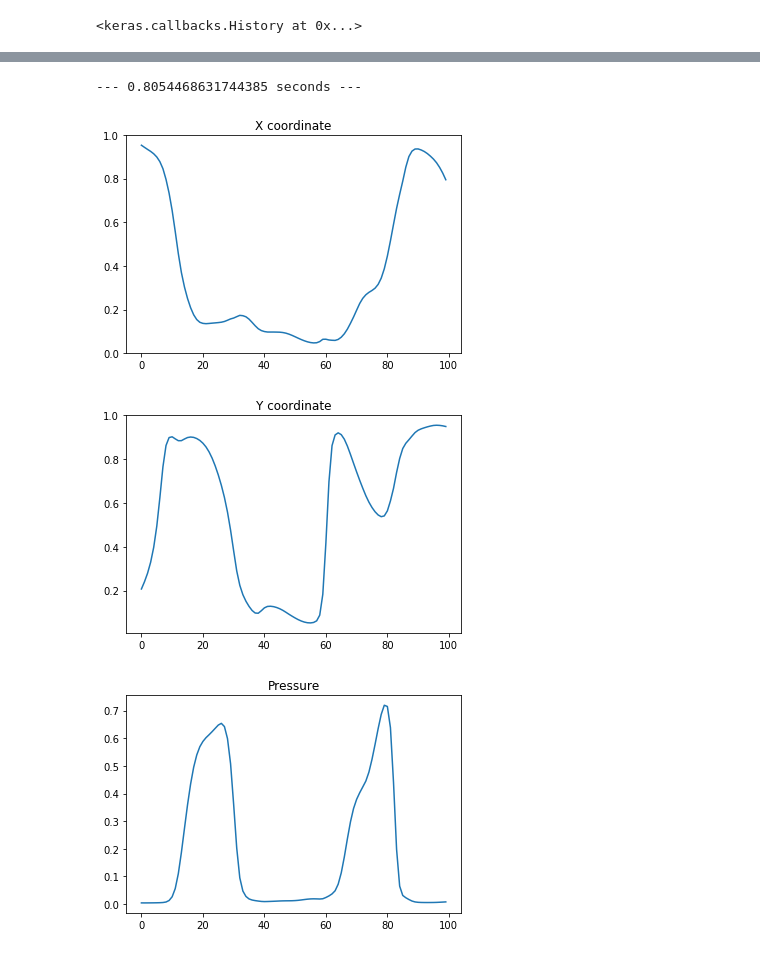
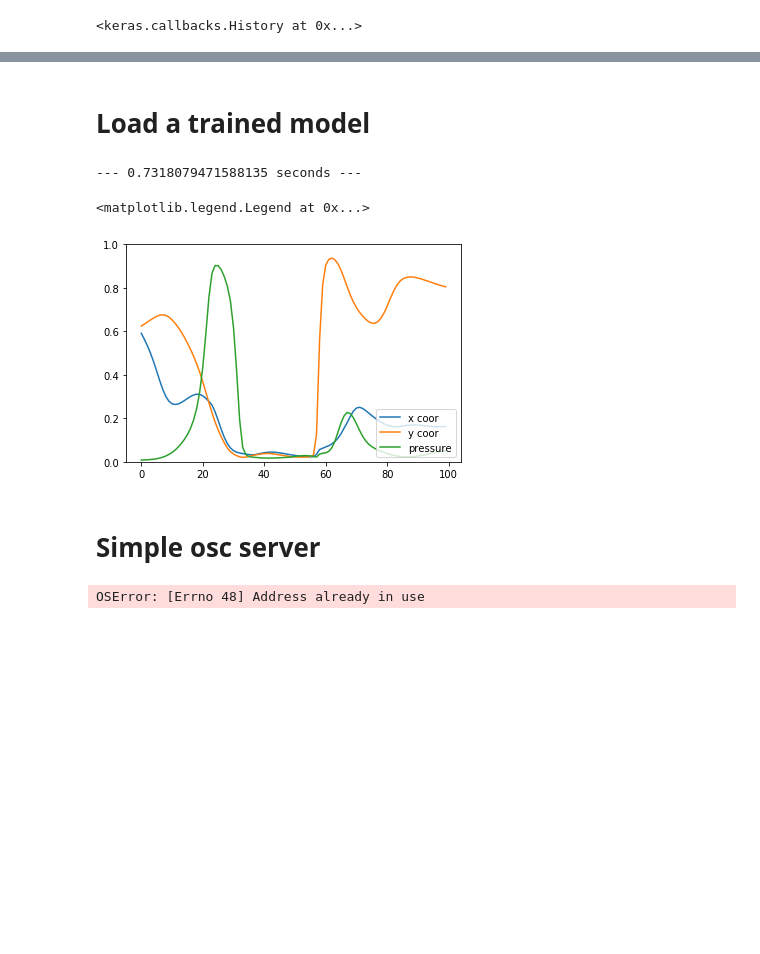
Before and after one commit to lamtharnhantrakul/InteractiveMusicFall2017, a Jupyter notebook: LSTM Generator.ipynb, the cells around one changed output, grey strips where cells are left out. Drawn from its saved outputs; the diff is of its cells as text; code cells hidden in the pictures; blank space fills up the shorter version.

```diff
--- a/LSTM Generator.ipynb
+++ b/LSTM Generator.ipynb
@@ -163,6 +161,9 @@ Epoch 200/200
 # %%
 model.save('./test_model_30.h5')
 # %%
+from keras.models import load_model
+model = load_model('./test_model_30.h5')
+
 import math
 # make predictions
 trainPredict = model.predict(trainX)
@@ -205,3 +206,8 @@ Test Score: 0.09 RMSE
+# %% [markdown]
+# Load a trained model
+# %%
+from keras.models import load_model
+model = load_model('./test_model_30.h5')
 # %%
 from pythonosc import osc_message_builder
 from pythonosc import udp_client
@@ -217,29 +223,49 @@ def sendUDPmsg(index,prediction):
 # %%
 # pick a random seed
 import time
 
 start = np.random.randint(0, len(trainX)-1)
 pattern = trainX[start]
 sequence = []
 start_time = time.time()
 for i in range(100):
     x = np.reshape(pattern, (1, pattern.shape[0], pattern.shape[1]))
     prediction = model.predict(x, verbose=0)
     prediction_reshaped = np.squeeze(prediction)
     sendUDPmsg(i, prediction_reshaped)
     sequence.append(prediction_reshaped)
     pattern = np.concatenate((pattern, prediction), axis=0)
     pattern = pattern[1:len(pattern),:]
 sequence = np.asarray(sequence)
 
 print("--- %s seconds ---" % (time.time() - start_time))
-
+'''
 for i, sensor in enumerate(sensor_input):
-    plt.figure()
+    plt.ylim(0.0,1.0)
     plt.plot(sequence[:,i])
-    plt.title(sensor)
+'''
+plt.ylim(0.0,1.0)
+plt.plot(sequence[:,0], label='x coor')
+plt.plot(sequence[:,1], label='y coor')
+plt.plot(sequence[:,2], label='pressure')
+plt.legend(loc='lower right')
 # %% [output]
---- 0.8054468631744385 seconds ---
+--- 0.7318079471588135 seconds ---
+<matplotlib.legend.Legend at 0x...>
-[figure, old version]
+[figure, new version]
-[figure, removed]
-[figure, removed]
+# %% [markdown]
+# Simple osc server
+# %%
+from pythonosc import dispatcher
+from pythonosc import osc_server
+import threading
+dispatcher = dispatcher.Dispatcher()
+dispatcher.map("/data", print)
+
+server = osc_server.ThreadingOSCUDPServer(('127.0.0.1', 8007), dispatcher)
+#print("Serving on {}".format(server.server_address))
+server_thread = threading.Thread(target=server.serve_forever)
+server_thread.daemon = True
+server_thread.start()
+# %% [output]
+OSError: [Errno 48] Address already in use
```
Also changed, not shown: parts of 6 cells of this notebook, 1 other file.
